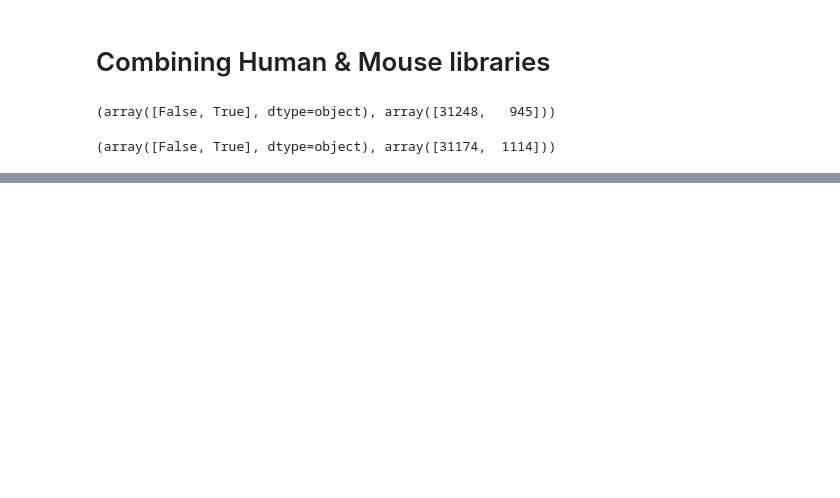
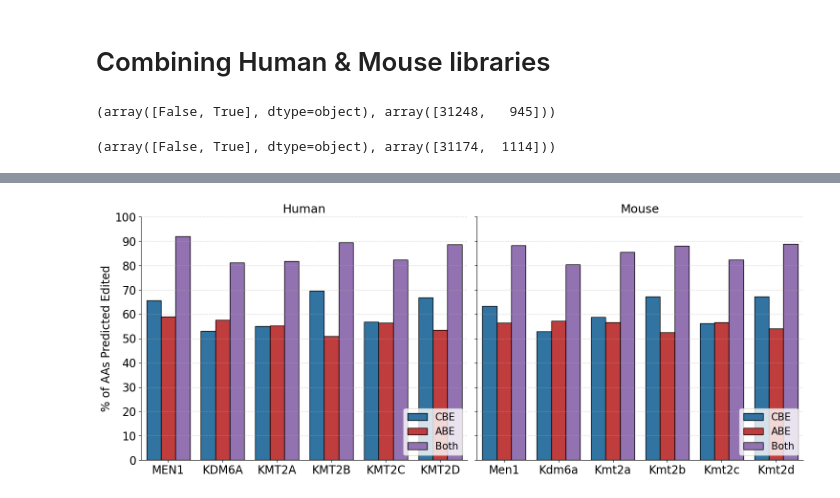
Before and after one commit to samgould2/chromatin-tiling-libraries, a Jupyter notebook: combining_visualizing.ipynb, the cells around one changed output, grey strips where cells are left out. Saved outputs shown, nothing was run; the diff lists cells and outputs as text; code cells hidden in the pictures; blank space fills up the shorter version.

```diff
--- a/combining_visualizing.ipynb
+++ b/combining_visualizing.ipynb
@@ -63,0 +70,2 @@ print(len(np.unique(merged['sensor_wt'])))
+# %%
+merged = pd.read_csv('Human_and_Mouse_tiling_libraries.csv')
@@ -72,0 +159,78 @@ np.unique(merged['Pool'], return_counts=True)
+# %%
+both_list = []
+abe_list = []
+cbe_list = []
+
+for gene in edit_dict.keys():
+
+    e = edit_dict[gene]
+    e = e[(e['HGVSp']!= 'WT') & (e['Complex']==False)]
+    both = len(np.unique(e['Codon']))
+    abe_subset = len(np.unique(e[e['Editor']=='ABE']['Codon']))
+    cbe_subset = len(np.unique(e[e['Editor']=='CBE']['Codon']))
+
+    both_list.append(both)
+    abe_list.append(abe_subset)
+    cbe_list.append(cbe_subset)
+# %%
+col_names = ['Gene', 'ABE', 'CBE', 'Both']
+cols = [edit_dict.keys(), abe_list, cbe_list, both_list]
+df2 = pd.DataFrame(dict(zip(col_names, cols)))
+
+prot_lens = [len(i) for i in list(df['Protein'])]
+prot_lens
+
+df2['Protein_length'] = prot_lens
+
+
+df2['ABE_frac'] = 100*df2['ABE']/df2['Protein_length']
+df2['CBE_frac'] = 100*df2['CBE']/df2['Protein_length']
+df2['Both_frac'] = 100*df2['Both']/df2['Protein_length']
+
+
+col_names = ['Gene', 'Editor', 'Fraction Coverage']
+cols1 = [list(df2['Gene']), 'ABE', list(df2['ABE_frac'])]
+cols2 = [list(df2['Gene']), 'CBE', list(df2['CBE_frac'])]
+cols3 = [list(df2['Gene']), 'Both', list(df2['Both_frac'])]
+
+abe = pd.DataFrame(dict(zip(col_names, cols1)))
+cbe = pd.DataFrame(dict(zip(col_names, cols2)))
+both = pd.DataFrame(dict(zip(col_names, cols3)))
+
+plotting_df = pd.concat((abe, cbe, both))
+
+fig, ax = plt.subplots(1,2, figsize=(15,6), sharey=True)
+
+human_genes = names[:6]
+mouse_genes = names[6:]
+
+sns.barplot(data = plotting_df[plotting_df['Gene'].isin(human_genes)], x='Gene', y= 'Fraction Coverage', hue='Editor', linewidth=1, edgecolor='black',  hue_order = ['CBE', 'ABE', 'Both'], palette=['tab:blue', 'tab:red', 'tab:purple'], ax=ax[0])
+sns.barplot(data = plotting_df[plotting_df['Gene'].isin(mouse_genes)], x='Gene', y= 'Fraction Coverage', hue='Editor', linewidth=1, edgecolor='black',  hue_order = ['CBE', 'ABE', 'Both'], palette=['tab:blue', 'tab:red', 'tab:purple'], ax=ax[1])
+
+
+ax[0].tick_params(axis='both', which='major', labelsize=17)
+ax[1].tick_params(axis='both', which='major', labelsize=17)
+
+ax[0].set_ylabel('% of AAs Predicted Edited', fontsize=17)
+ax[1].set_ylabel('')
+
+ax[0].set_xlabel('')
+ax[1].set_xlabel('')
+
+ax[0].spines[['right', 'top']].set_visible(False)
+ax[1].spines[['right', 'top']].set_visible(False)
+
+ax[0].legend(fontsize=15, loc='lower right')
+ax[1].legend(fontsize=15, loc='lower right')
+ax[0].set_ylim(0,100)
+ax[0].set_yticks([0,10,20,30,40,50,60,70,80,90,100]);
+ax[0].grid(axis='y', linestyle='dashed', alpha=.5)
+ax[1].grid(axis='y', linestyle='dashed', alpha=.5)
+
+ax[0].set_title('Human', fontsize=18)
+ax[1].set_title('Mouse', fontsize=18)
+
+fig.tight_layout()
+#fig.savefig('figures/frac_editable.pdf')
+# %% [output]
+[figure, added]
```
Also changed, not shown: parts of 13 cells of this notebook, 17 other files.
